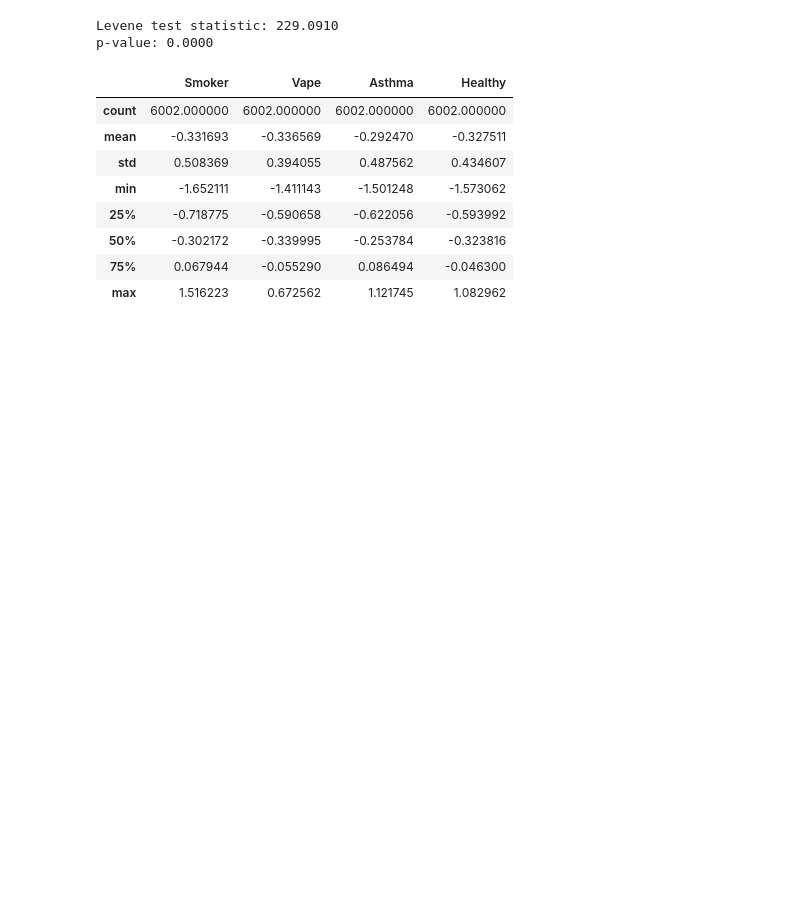
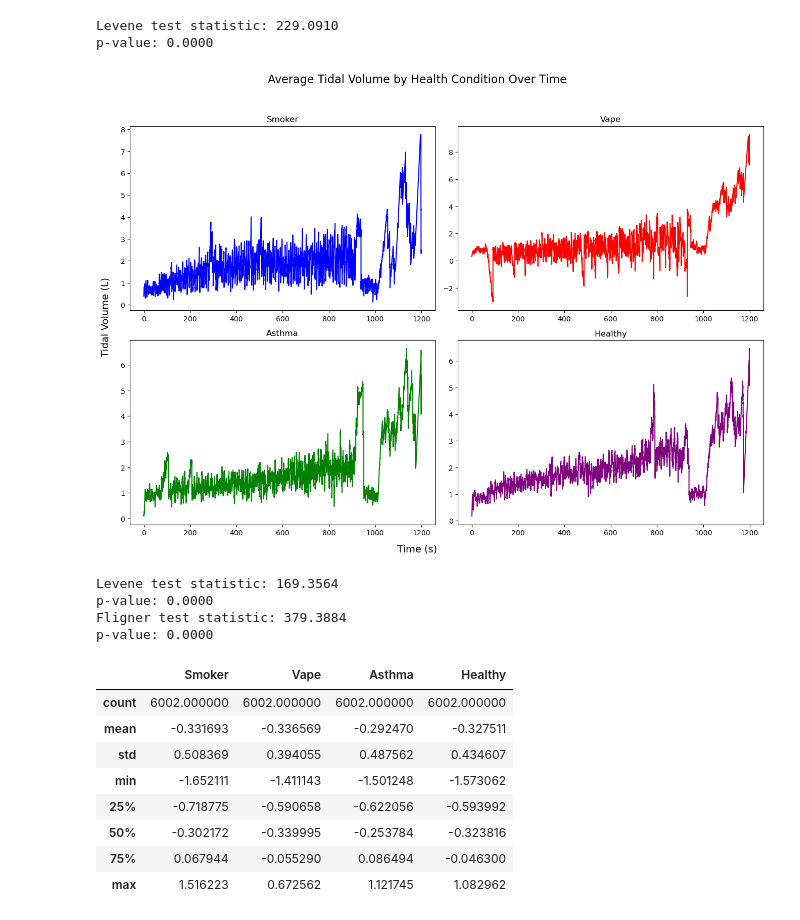
Before and after one commit to putt-t/dsc106_final_project, a Jupyter notebook: viz.ipynb, the cells around one changed output. Saved outputs shown, nothing was run; the diff lists cells and outputs as text; code cells hidden in the pictures; blank space fills up the shorter version.

```diff
--- a/viz.ipynb
+++ b/viz.ipynb
@@ -211,6 +211,65 @@ print(f'p-value: {p:.4f}')
 # %% [output]
 Levene test statistic: 229.0910
 p-value: 0.0000
+# %%
+# Calculate mean flow for smoker, vape, asthma, and healthy
+tidal_condition = all_subject_data[all_subject_data['Time'] > -10].groupby(['History of Smoking (Y/N)', 'History of Vaping (Y/N)', 'Asthma (Y/N)', 'Time'])['V_tidal'].mean()
+
+tidal_smoker = tidal_condition['Y', 'N', 'N']
+tidal_vape = tidal_condition['N', 'Y', 'N']
+tidal_asthma = tidal_condition['N', 'N', 'Y']
+tidal_healthy = tidal_condition['N', 'N', 'N']
+
+# Create a figure with 2x2 subplots for comparison
+fig, axes = plt.subplots(2, 2, figsize=(14, 10))
+axes = axes.flatten()
+
+# Plot each condition in its own subplot
+axes[0].plot(tidal_smoker.index, tidal_smoker.values, color='blue')
+axes[0].set_title('Smoker')
+# axes[0].set_ylim(0, 1.5)
+
+axes[1].plot(tidal_vape.index, tidal_vape.values, color='red')
+axes[1].set_title('Vape')
+# axes[1].set_ylim(0, 1.5)
+
+axes[2].plot(tidal_asthma.index, tidal_asthma.values, color='green')
+axes[2].set_title('Asthma')
+# axes[2].set_ylim(0, 1.5)
+
+axes[3].plot(tidal_healthy.index, tidal_healthy.values, color='purple')
+axes[3].set_title('Healthy')
+# axes[3].set_ylim(0, 1.5)
+
+# Add common labels
+fig.text(0.5, 0.04, 'Time (s)', ha='center', va='center', fontsize=14)
+fig.text(0.06, 0.5, 'Tidal Volume (L)', ha='center', va='center', rotation='vertical', fontsize=14)
+
+# Add a main title
+fig.suptitle('Average Tidal Volume by Health Condition Over Time', fontsize=16)
+
+plt.tight_layout(rect=[0.07, 0.05, 1, 0.95])
+plt.show()
+# %% [output]
+[figure, added]
+# %%
+# conduct a levene-test to compare the variance of tidal difference between partcipants with conditions and healthy participants
+from scipy.stats import levene
+
+stat, p = levene(tidal_healthy, tidal_smoker, tidal_vape, tidal_asthma)
+print(f'Levene test statistic: {stat:.4f}')
+print(f'p-value: {p:.4f}')
+
+from scipy.stats import fligner
+
+stat, p = fligner(tidal_healthy, tidal_smoker, tidal_vape, tidal_asthma)
+print(f'Fligner test statistic: {stat:.4f}')
+print(f'p-value: {p:.4f}')
+# %% [output]
+Levene test statistic: 169.3564
+p-value: 0.0000
+Fligner test statistic: 379.3884
+p-value: 0.0000
 # %%
 # Calculate mean flow for smoker, vape, asthma, and healthy
 pressure_condition = all_subject_data[all_subject_data['Time'] <= 60.0].groupby(['History of Smoking (Y/N)', 'History of Vaping (Y/N)', 'Asthma (Y/N)', 'Time'])['Pressure'].mean()
```
Also changed, not shown: parts of 1 cell of this notebook, 2 other files.
